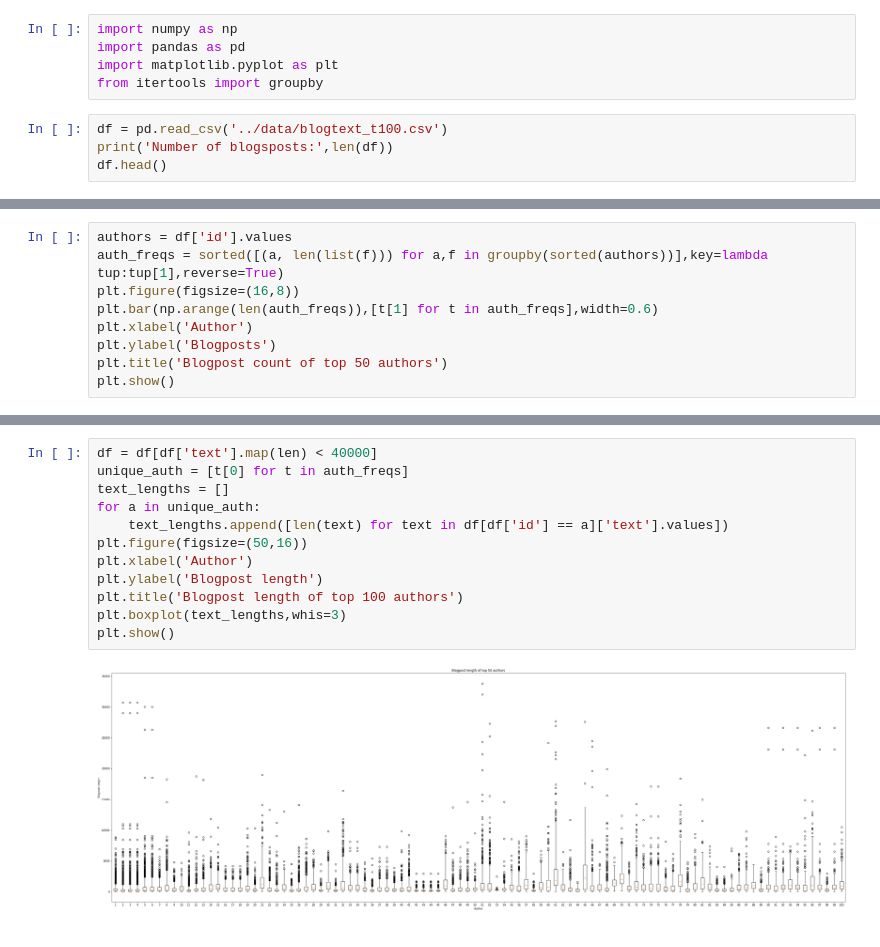
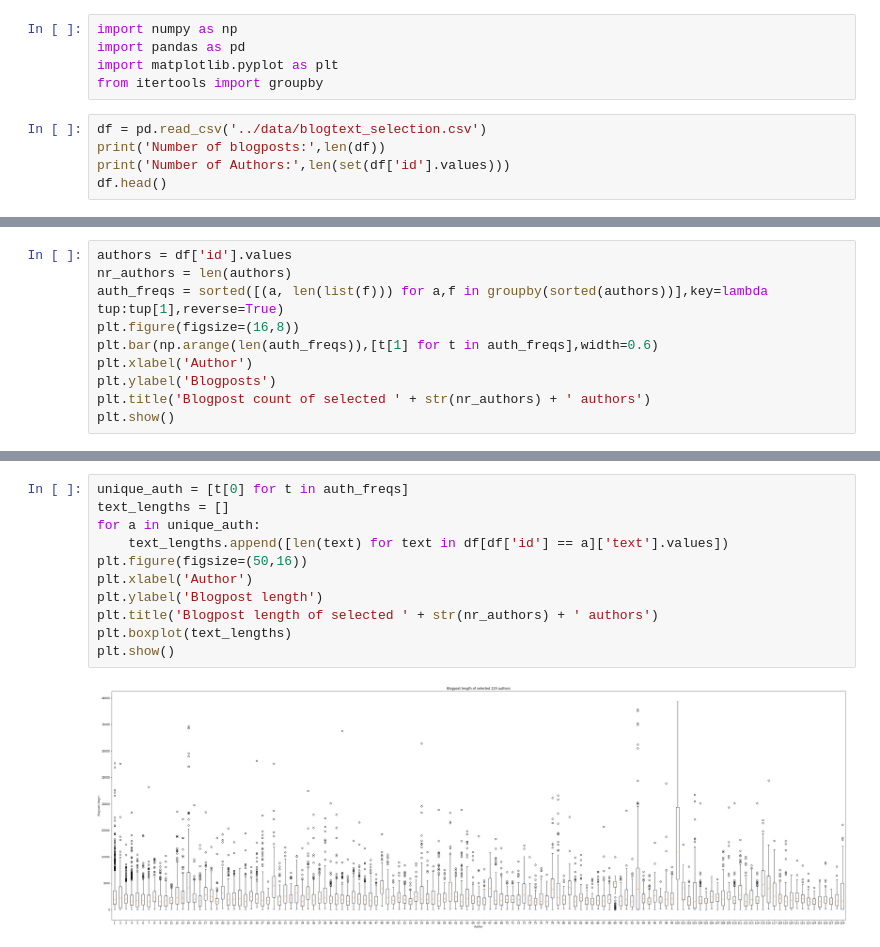
Before and after one commit to lnkuiper/txmm-project, a Jupyter notebook: notebooks/data-analysis.ipynb, the cells around one changed output, grey strips where cells are left out. Cells and saved outputs as stored; diff of their text form.

```diff
--- a/notebooks/data-analysis.ipynb
+++ b/notebooks/data-analysis.ipynb
@@ -4,7 +4,8 @@ import pandas as pd
 import matplotlib.pyplot as plt
 from itertools import groupby
 # %%
-df = pd.read_csv('../data/blogtext_t100.csv')
-print('Number of blogsposts:',len(df))
+df = pd.read_csv('../data/blogtext_selection.csv')
+print('Number of blogposts:',len(df))
+print('Number of Authors:',len(set(df['id'].values)))
 df.head()
 # %% [output]
@@ -18,10 +20,11 @@ Number of blogsposts: 112598
 # %%
 authors = df['id'].values
+nr_authors = len(authors)
 auth_freqs = sorted([(a, len(list(f))) for a,f in groupby(sorted(authors))],key=lambda tup:tup[1],reverse=True)
 plt.figure(figsize=(16,8))
 plt.bar(np.arange(len(auth_freqs)),[t[1] for t in auth_freqs],width=0.6)
 plt.xlabel('Author')
 plt.ylabel('Blogposts')
-plt.title('Blogpost count of top 50 authors')
+plt.title('Blogpost count of selected ' + str(nr_authors) + ' authors')
 plt.show()
 # %% [output]
@@ -29,16 +32,15 @@ plt.show()
 # %%
-df = df[df['text'].map(len) < 40000]
 unique_auth = [t[0] for t in auth_freqs]
 text_lengths = []
 for a in unique_auth:
     text_lengths.append([len(text) for text in df[df['id'] == a]['text'].values])
 plt.figure(figsize=(50,16))
 plt.xlabel('Author')
 plt.ylabel('Blogpost length')
-plt.title('Blogpost length of top 100 authors')
-plt.boxplot(text_lengths,whis=3)
+plt.title('Blogpost length of selected ' + str(nr_authors) + ' authors')
+plt.boxplot(text_lengths)
 plt.show()
 # %% [output]
-[figure, old version]
+[figure, new version]
 # %%
 # Manually dropping because of seemingly duplicate bloggers
```
Also changed, not shown: parts of 7 cells of this notebook, 14 other files.
